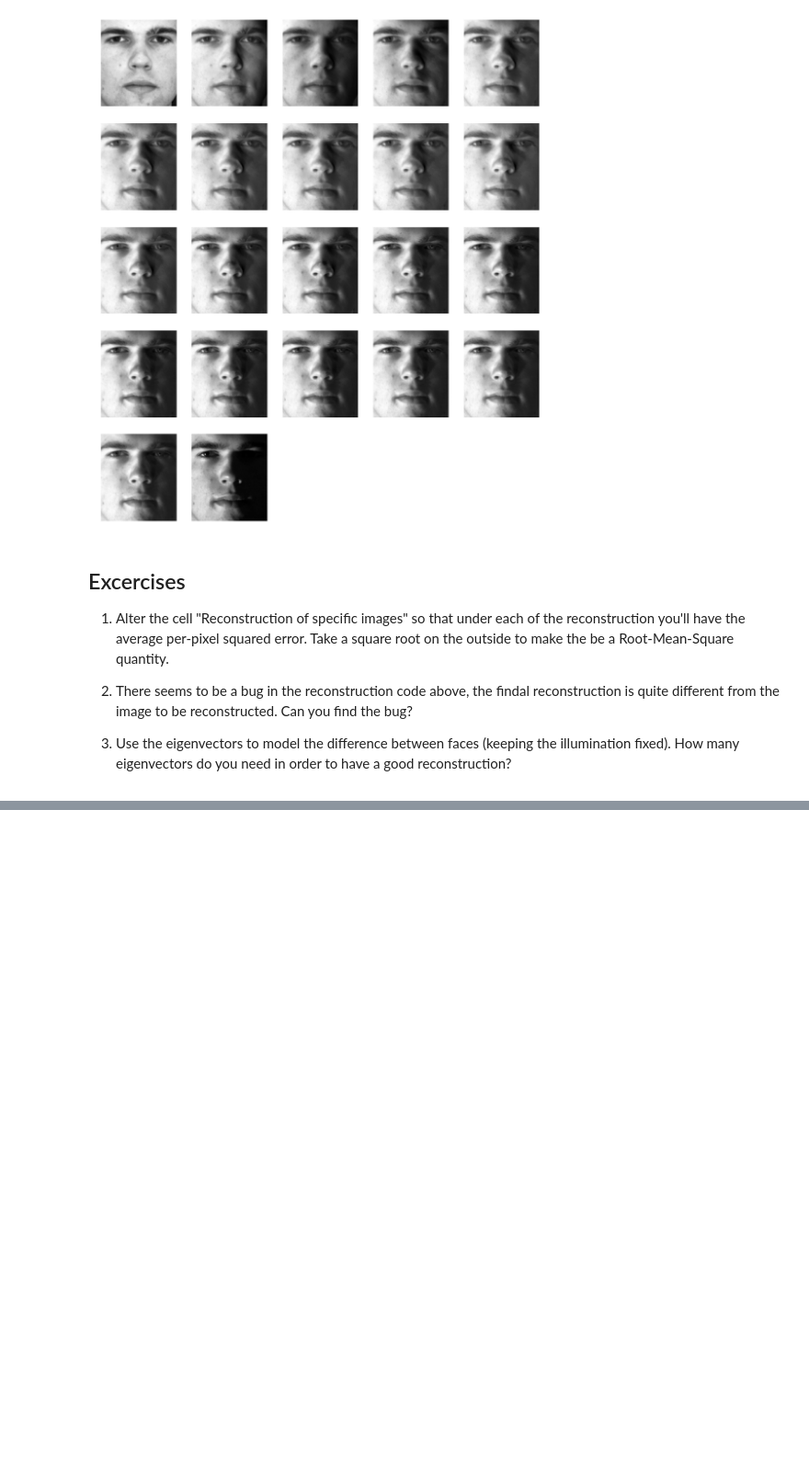
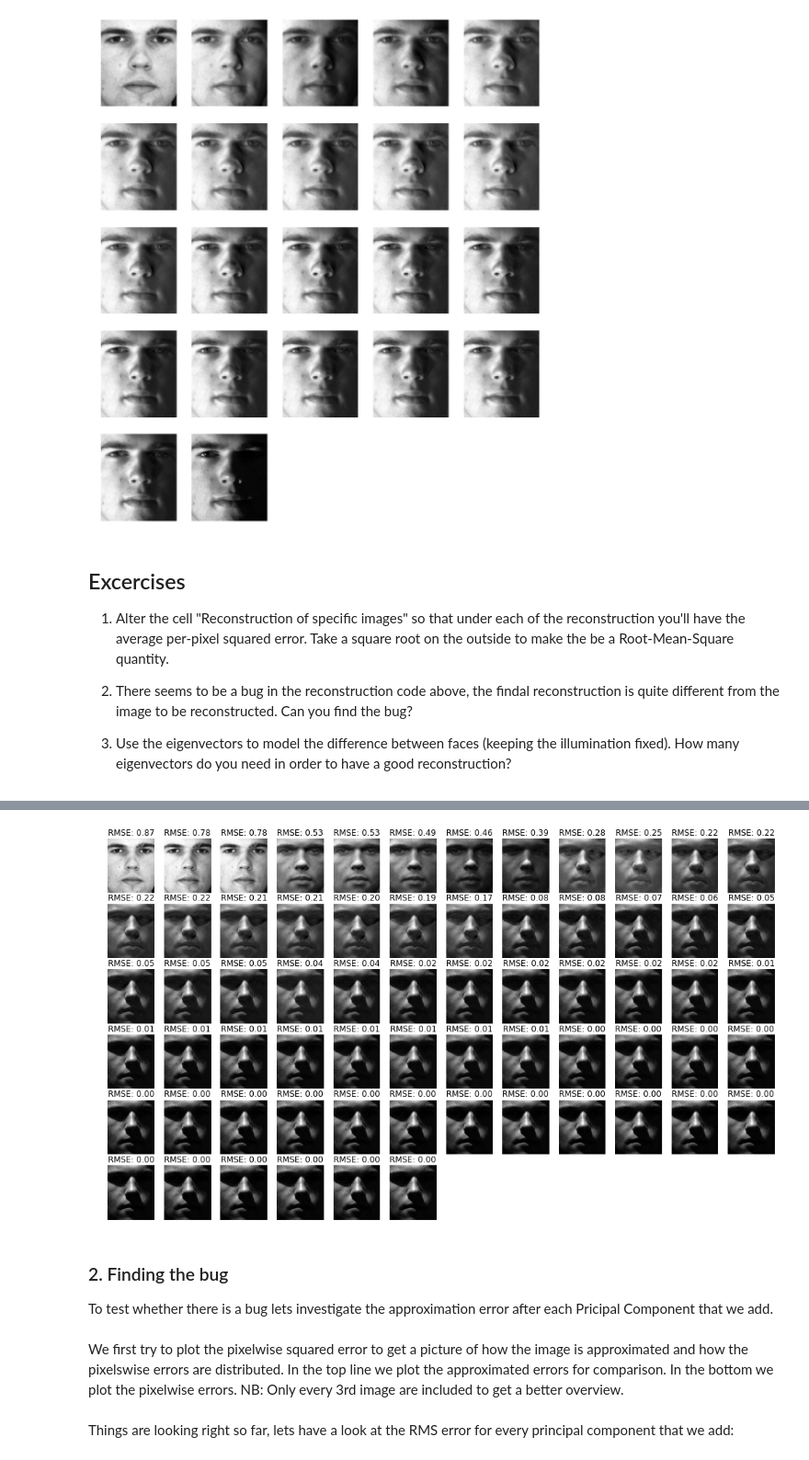
Before and after one commit to elgehelge/UCSD_BigData, a Jupyter notebook: notebooks/eigenfaces/EigenFaces.ipynb, the cells around one changed output, grey strips where cells are left out. Shown at 92% size. Cells and saved outputs as stored; diff of their text form; code cells hidden in the pictures; blank space fills up the shorter version.

```diff
--- a/notebooks/eigenfaces/EigenFaces.ipynb
+++ b/notebooks/eigenfaces/EigenFaces.ipynb
@@ -375,0 +333,3 @@ Unfortunately I am not sure how to answer this question.
+# %%
+def rms_err(X):
+    return np.sqrt((X ** 2).mean())
@@ -375,0 +394,25 @@ Unfortunately I am not sure how to answer this question.
+# %%
+im=14
+k=64
+
+Approx=np.zeros([k+2,H*W])
+Approx[0,:]=mean_image
+for i in range(1,k+1):
+    Approx[i,:]=Approx[i-1,:]+Coeffs[im,i-1]*eigvecs[i-1,:]
+Approx[k+1,:]=D0[im,:]
+
+approx_error=np.zeros([k+2,H*W])
+approx_error[0]= mean_image - D0[im,:]
+for i in range(1,k+1):
+    approx_error[i]= Approx[i,:] - D0[im,:]
+approx_error[k+1,:]=D0[im,:] - D0[im,:]
+
+image_grid(Approx,H,W,cols=12,labels=["RMSE: %.2f" % (rms_err(a)) for a in approx_error])
+# %% [output]
+[figure, added]
+# %% [markdown]
+### 2. Finding the bug ###
+
+To test whether there is a bug lets investigate the approximation error after each Pricipal Component that we add.
+# %% [markdown]
+We first try to plot the pixelwise squared error to get a picture of how the image is approximated and how the pixelswise errors are distributed. In the top line we plot the approximated errors for comparison. In the bottom we plot the pixelwise errors. NB: Only every 3rd image are included to get a better overview.
@@ -375,0 +422,2 @@ Unfortunately I am not sure how to answer this question.
+# %% [markdown]
+Things are looking right so far, lets have a look at the RMS error for every principal component that we add:
```
Also changed, not shown: parts of 47 cells of this notebook, 10 other files.
